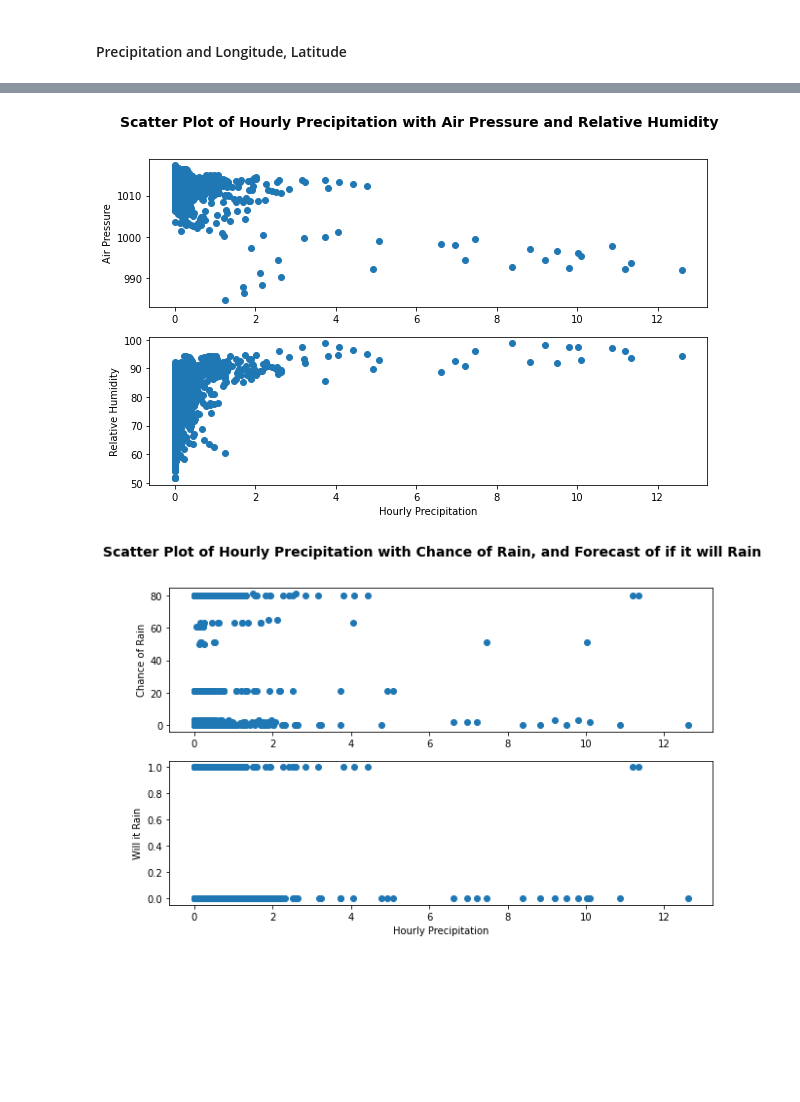
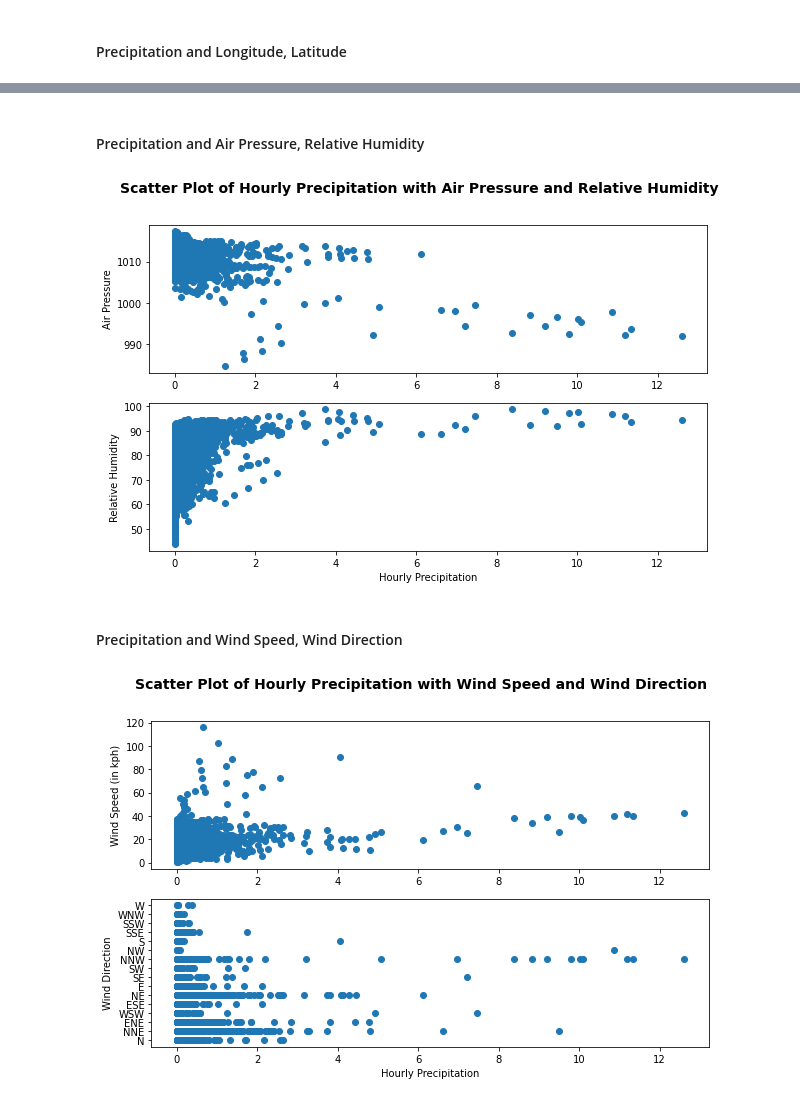
Before and after one commit to eRuaro/prac-research, a Jupyter notebook: data_analysis.ipynb, the cells around one changed output, grey strips where cells are left out. Drawn from its saved outputs; the diff is of its cells as text; code cells hidden in the pictures; blank space fills up the shorter version.

```diff
--- a/data_analysis.ipynb
+++ b/data_analysis.ipynb
@@ -54,0 +63,3 @@ df.head()
+# %%
+df['precipitation'] = df['precipitation']._convert(numeric=True)
+type(df['precipitation'][0])
@@ -115,28 +131,40 @@ plt.show()
+# %% [markdown]
+#### Precipitation and Air Pressure, Relative Humidity
 # %%
 fig, (ax1, ax2) = plt.subplots(2, 1, figsize=(10, 6))
 fig.suptitle('Scatter Plot of Hourly Precipitation with Air Pressure and Relative Humidity', fontweight='bold', fontsize=14)
 
-ax1.scatter(df['precipitation'], df['air_pressure'])
+precipitation = df['precipitation']._convert(numeric=True)
+air_pressure = df['air_pressure']._convert(numeric=True)
+relative_humidity = df['relative_humidity']._convert(numeric=True)
+
+ax1.scatter(precipitation, air_pressure)
 ax1.set_ylabel('Air Pressure')
 
-ax2.scatter(df['precipitation'], df['relative_humidity'])
+ax2.scatter(precipitation, relative_humidity)
 ax2.set_xlabel('Hourly Precipitation')
 ax2.set_ylabel('Relative Humidity')
 
 plt.show()
 # %% [output]
-[figure, old version]
+[figure, new version]
+# %% [markdown]
+#### Precipitation and Wind Speed, Wind Direction
 # %%
 fig, (ax1, ax2) = plt.subplots(2, 1, figsize=(10, 6))
-fig.suptitle('Scatter Plot of Hourly Precipitation with Chance of Rain, and Forecast of if it will Rain', fontweight='bold', fontsize=14)
+fig.suptitle('Scatter Plot of Hourly Precipitation with Wind Speed and Wind Direction', fontweight='bold', fontsize=14)
 
-ax1.scatter(df['precipitation'], df['chance_of_rain'])
-ax1.set_ylabel('Chance of Rain')
+precipitation = df['precipitation']._convert(numeric=True)
+wind_kph = df['wind_kph']._convert(numeric=True)
+# wind_dir = df['feelslike_c']._convert(numeric=True)
 
-ax2.scatter(df['precipitation'], df['will_it_rain'])
+ax1.scatter(precipitation, wind_kph)
+ax1.set_ylabel('Wind Speed (in kph)')
+
+ax2.scatter(precipitation, df['wind_dir'])
 ax2.set_xlabel('Hourly Precipitation')
-ax2.set_ylabel('Will it Rain')
+ax2.set_ylabel('Wind Direction')
 
 plt.show()
 # %% [output]
-[figure, old version]
+[figure, new version]
```
Also changed, not shown: parts of 22 cells of this notebook.
